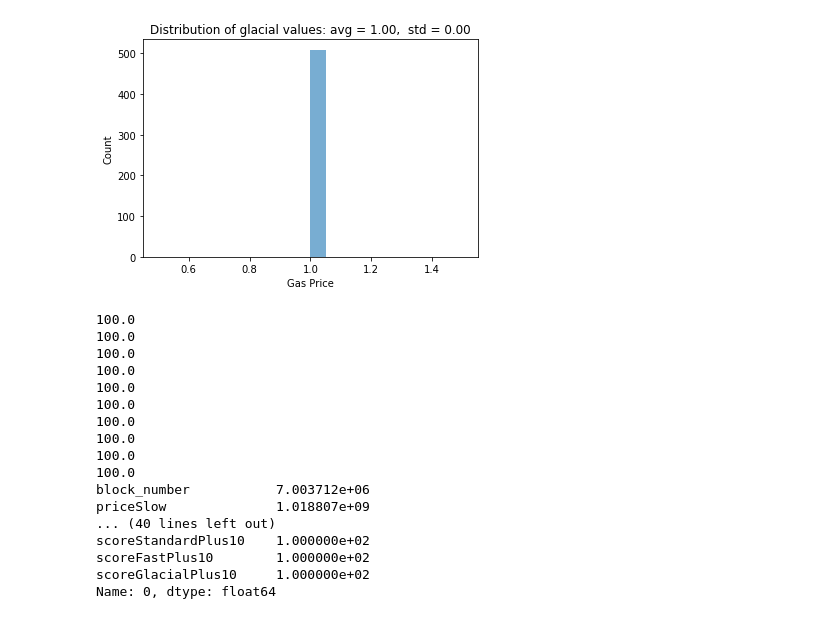
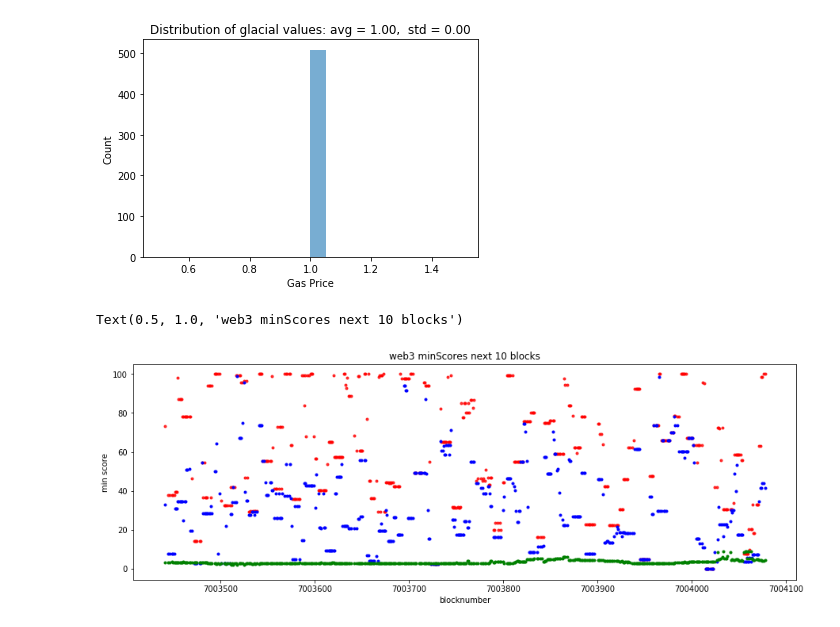
Before and after one commit to mariusgiger/ethereum-feeestimator-analysis, a Jupyter notebook: Analysis - web3.ipynb, the cells around one changed output. Cells and saved outputs as stored; diff of their text form; code cells hidden in the pictures.

```diff
--- a/Analysis - web3.ipynb
+++ b/Analysis - web3.ipynb
@@ -91,39 +123,31 @@ glacial_values = dfweb3["priceGweiGlacial"].values
 plotHist(glacial_values, "Distribution of glacial values")
 # %% [output]
 [figure]
-# %%
-print(dfweb3["scoreStandardPlus1"].median())
-print(dfweb3["scoreStandardPlus2"].median())
-print(dfweb3["scoreStandardPlus3"].median())
-print(dfweb3["scoreStandardPlus4"].median())
-print(dfweb3["scoreStandardPlus5"].median())
-print(dfweb3["scoreStandardPlus6"].median())
-print(dfweb3["scoreStandardPlus7"].median())
-print(dfweb3["scoreStandardPlus8"].median())
-print(dfweb3["scoreStandardPlus9"].median())
-print(dfweb3["scoreStandardPlus10"].median())
-
-for index, row in pd.read_csv('data/web3jscores2019-01-03T1641.csv').iterrows():
-    print(row)
-    break
-    #block = row["block_num"]
-    #for num in range(1, 10, 1):
-    #    print(row["scoreStandardPlus" + str(num)])
-# %% [output]
-100.0
-100.0
-100.0
-100.0
-100.0
-100.0
-100.0
-100.0
-100.0
-100.0
-block_number           7.003712e+06
-priceSlow              1.018807e+09
-... (40 lines left out)
-scoreStandardPlus10    1.000000e+02
-scoreFastPlus10        1.000000e+02
-scoreGlacialPlus10     1.000000e+02
-Name: 0, dtype: float64
+# %%
+dfweb3["minScoreStandard"] = dfweb3[['scoreStandardPlus1','scoreStandardPlus2','scoreStandardPlus3','scoreStandardPlus4','scoreStandardPlus5','scoreStandardPlus6','scoreStandardPlus7','scoreStandardPlus8','scoreStandardPlus9','scoreStandardPlus10']].min(axis=1)
+dfweb3["minScoreSlow"] = dfweb3[['scoreSlowPlus1','scoreSlowPlus2','scoreSlowPlus3','scoreSlowPlus4','scoreSlowPlus5','scoreSlowPlus6','scoreSlowPlus7','scoreSlowPlus8','scoreSlowPlus9','scoreSlowPlus10']].min(axis=1)
+dfweb3["minScoreFast"] = dfweb3[['scoreFastPlus1','scoreFastPlus2','scoreFastPlus3','scoreFastPlus4','scoreFastPlus5','scoreFastPlus6','scoreFastPlus7','scoreFastPlus8','scoreFastPlus9','scoreFastPlus10']].min(axis=1)
+
+x1 = dfweb3["block_number"].values
+y1 = dfweb3["minScoreStandard"].values
+
+x2 = dfweb3["block_number"].values
+y2 = dfweb3["minScoreSlow"].values
+
+x2 = dfweb3["block_number"].values
+y2 = dfweb3["minScoreFast"].values
+
+fig = plt.figure(figsize=(15,5))
+ax = fig.add_subplot(111)
+
+ax.scatter(x1, y1, alpha=0.8, c='r', marker='.', label='standard')
+ax.scatter(x2,y2, c='b', marker='.', label='slow')
+ax.scatter(x3,y3, c='g',marker='.', label='fast')
+#ax.scatter(x4, y4, c='y',marker='.', label='web3 (glacial)')
+
+plt.xlabel('blocknumber')
+plt.ylabel('min score')
+plt.title('web3 minScores next 10 blocks')
+# %% [output]
+Text(0.5, 1.0, 'web3 minScores next 10 blocks')
+[figure, added]
```
Also changed, not shown: parts of 8 cells of this notebook, 4 other files.
